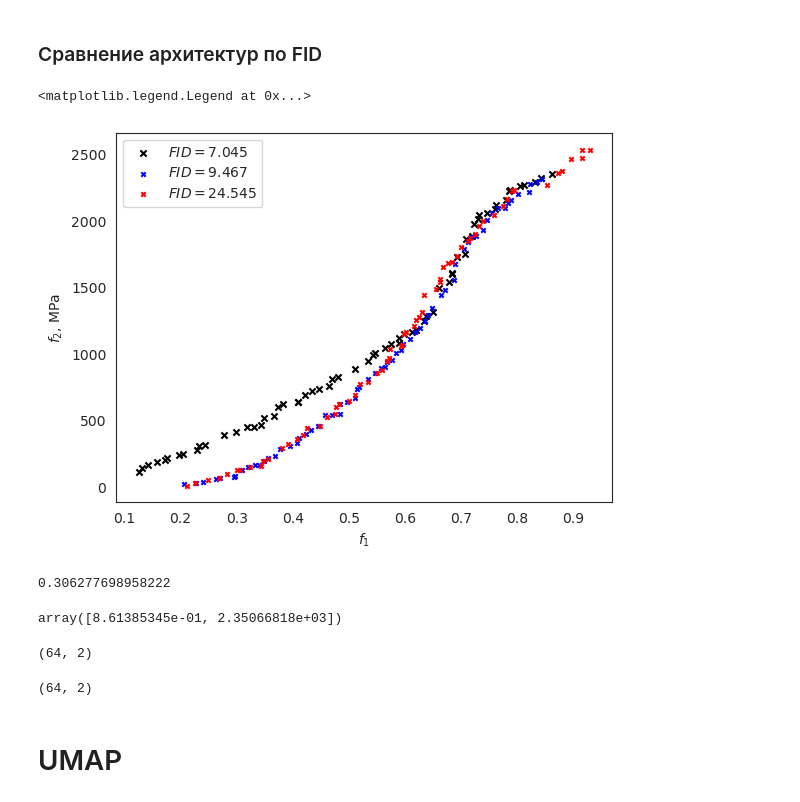
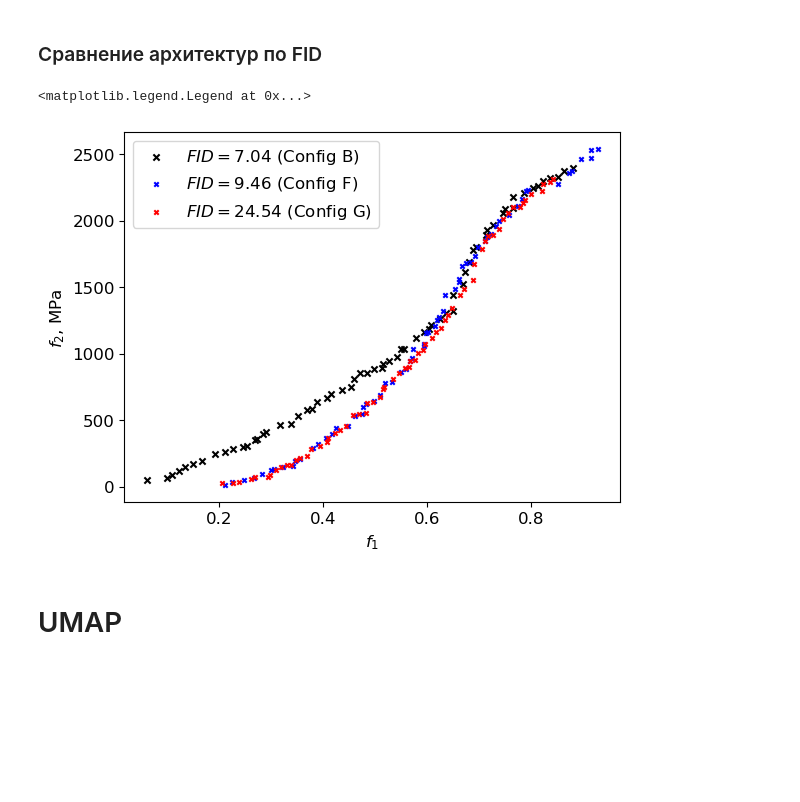
Before and after one commit to evg-kononov/materials-design, a Jupyter notebook: stats/properties.ipynb, the cells around one changed output. Cells and saved outputs as stored; diff of their text form; code cells hidden in the pictures; blank space fills up the shorter version.

```diff
--- a/stats/properties.ipynb
+++ b/stats/properties.ipynb
@@ -232,6 +246,18 @@ with open(r"../optimization/history/" + res_name, "rb") as f:
     C_hist = pickle.load(f)
 
 
+res_name = "024000_141_w_0.75_64_history"
+with open(r"../optimization/results/" + res_name, "rb") as f:
+    D_res = pickle.load(f)
+
+D_ds = pd.DataFrame({"volume_fraction": D_res[1][:, 0], "young_module": -D_res[1][:, 1]})
+D_ds["class"] = res_name
+
+res_name = "024000_141_w_0.75_64"
+with open(r"../optimization/history/" + res_name, "rb") as f:
+    D_hist = pickle.load(f)
+
+
 res_name = "024000_141_w_100ngen_64"
 with open(r"../optimization/results/" + res_name, "rb") as f:
     A_res = pickle.load(f)
@@ -240,15 +266,15 @@ A_ds = pd.DataFrame({"volume_fraction": A_res[1][:, 0], "young_module": -A_res[1
 A_ds["class"] = res_name
 
 
-res_name = "043000_141_w_64"
+res_name = "034000_141_w_64"
 with open(r"../optimization/results/" + res_name, "rb") as f:
     F_res = pickle.load(f)
 
-E_ds = pd.DataFrame({"volume_fraction": F_res[1][:, 0], "young_module": -F_res[1][:, 1]})
-E_ds["class"] = res_name
+F_ds = pd.DataFrame({"volume_fraction": F_res[1][:, 0], "young_module": -F_res[1][:, 1]})
+F_ds["class"] = res_name
 
 
-res_name = "034000_141_w_64"
+res_name = "043000_141_w_64"
 with open(r"../optimization/results/" + res_name, "rb") as f:
     G_res = pickle.load(f)
 
@@ -539,62 +580,42 @@ optimization_ds3["class"] = res_name
 # %%
 fig, ax = plt.subplots(dpi=dpi)
 
 ax.scatter(
     x=B_ds["volume_fraction"],
     y=B_ds["young_module"],
     s=20,
     c="black",
     marker="x",
-    label="$FID=7.045$"
-)
-
-ax.scatter(
-    x=A_ds["volume_fraction"],
-    y=A_ds["young_module"],
-    s=10,
-    c="blue",
-    marker="x",
-    label="$FID=9.467$"
+    label="$FID=7.04$ (Config B)"
 )
 
 
 ax.scatter(
-    x=optimization_ds3["volume_fraction"],
-    y=optimization_ds3["young_module"],
+    x=G_ds["volume_fraction"],
+    y=G_ds["young_module"],
+    s=10,
+    c="blue",
+    marker="x",
+    label="$FID=9.46$ (Config F)"
+)
+
+
+ax.scatter(
+    x=F_ds["volume_fraction"],
+    y=F_ds["young_module"],
     s=10,
     c="red",
     marker="x",
-    label="$FID=24.545$"
+    label="$FID=24.54$ (Config G)"
 )
+
 
 ax.set_xlabel("$f_1$")
 ax.set_ylabel("$f_2$, MPa") # MPa because the model size in millimeters
 ax.legend()
 # %% [output]
 <matplotlib.legend.Legend at 0x...>
-[figure, old version]
+[figure, new version]
-# %%
-from pymoo.indicators.hv import Hypervolume
-
-test = np.array([B_res[1][:, 0], -B_res[1][:, 1]]).transpose()
-approx_ideal = test.min(axis=0)
-approx_nadir = test.max(axis=0)
-metric = Hypervolume(ref_point=np.array([0.3, 3000]), zero_to_one=True, ideal=approx_ideal, nadir=approx_nadir)
-metric.do(test)
-# %% [output]
-0.306277698958222
-# %%
-approx_nadir
-# %% [output]
-array([8.61385345e-01, 2.35066818e+03])
-# %%
-np.array([B_res[1][:, 0], B_res[1][:, 1]]).reshape((64, 2)).shape
-# %% [output]
-(64, 2)
-# %%
-B_res[1].shape
-# %% [output]
-(64, 2)
 # %% [markdown]
 # UMAP
 # %%
```
Also changed, not shown: parts of 5 cells of this notebook.
